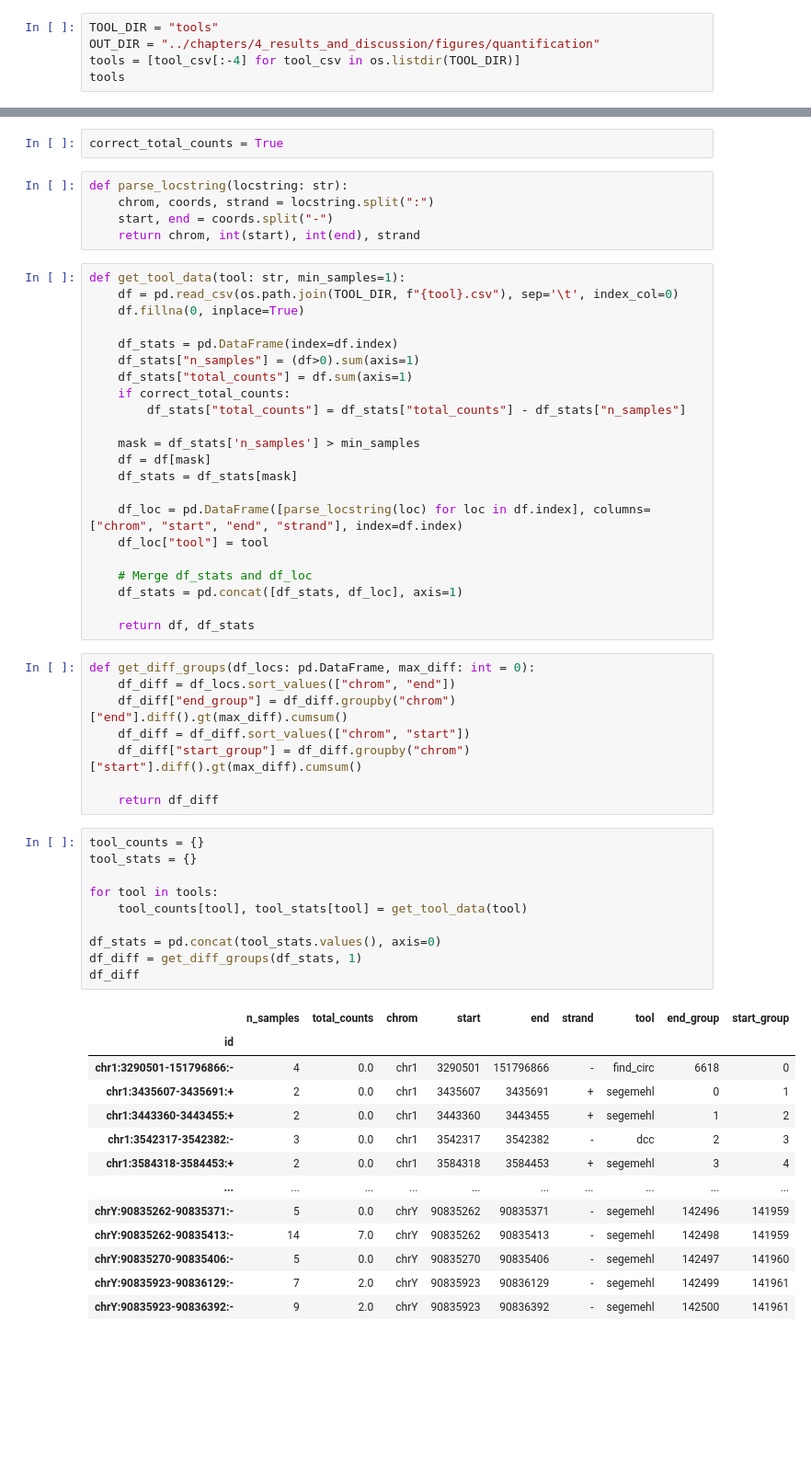
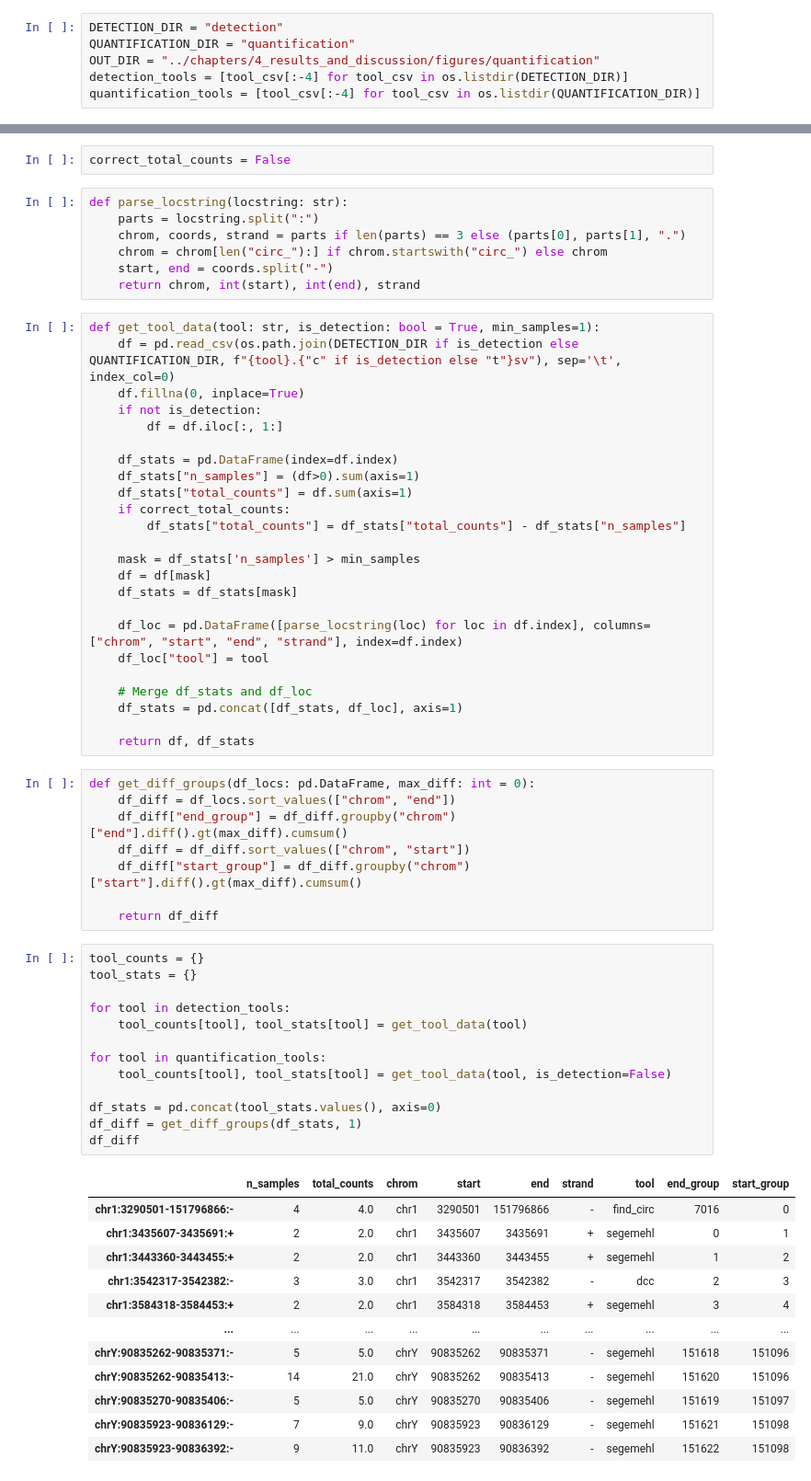
Before and after one commit to nictru/bsc-thesis, a Jupyter notebook: data/quantification.ipynb, the cells around one changed output, grey strips where cells are left out. Shown at 92% size. Saved outputs shown, nothing was run; the diff lists cells and outputs as text; blank space fills up the shorter version.

```diff
--- a/data/quantification.ipynb
+++ b/data/quantification.ipynb
@@ -5,7 +5,8 @@ import seaborn as sns
 import matplotlib.pyplot as plt
 import marsilea as ma
 # %%
-TOOL_DIR = "tools"
+DETECTION_DIR = "detection"
+QUANTIFICATION_DIR = "quantification"
 OUT_DIR = "../chapters/4_results_and_discussion/figures/quantification"
-tools = [tool_csv[:-4] for tool_csv in os.listdir(TOOL_DIR)]
-tools
+detection_tools = [tool_csv[:-4] for tool_csv in os.listdir(DETECTION_DIR)]
+quantification_tools = [tool_csv[:-4] for tool_csv in os.listdir(QUANTIFICATION_DIR)]
@@ -14,14 +13,18 @@ tools
 # %%
-correct_total_counts = True
+correct_total_counts = False
 # %%
 def parse_locstring(locstring: str):
-    chrom, coords, strand = locstring.split(":")
+    parts = locstring.split(":")
+    chrom, coords, strand = parts if len(parts) == 3 else (parts[0], parts[1], ".")
+    chrom = chrom[len("circ_"):] if chrom.startswith("circ_") else chrom
     start, end = coords.split("-")
     return chrom, int(start), int(end), strand
 # %%
-def get_tool_data(tool: str, min_samples=1):
-    df = pd.read_csv(os.path.join(TOOL_DIR, f"{tool}.csv"), sep='\t', index_col=0)
+def get_tool_data(tool: str, is_detection: bool = True, min_samples=1):
+    df = pd.read_csv(os.path.join(DETECTION_DIR if is_detection else QUANTIFICATION_DIR, f"{tool}.{"c" if is_detection else "t"}sv"), sep='\t', index_col=0)
     df.fillna(0, inplace=True)
+    if not is_detection:
+        df = df.iloc[:, 1:]
 
     df_stats = pd.DataFrame(index=df.index)
     df_stats["n_samples"] = (df>0).sum(axis=1)
@@ -51,24 +54,26 @@ def get_diff_groups(df_locs: pd.DataFrame, max_diff: int = 0):
 # %%
 tool_counts = {}
 tool_stats = {}
 
-for tool in tools:
+for tool in detection_tools:
     tool_counts[tool], tool_stats[tool] = get_tool_data(tool)
+
+for tool in quantification_tools:
+    tool_counts[tool], tool_stats[tool] = get_tool_data(tool, is_detection=False)
 
 df_stats = pd.concat(tool_stats.values(), axis=0)
 df_diff = get_diff_groups(df_stats, 1)
 df_diff
 # %% [output]
 |  | n_samples | total_counts | chrom | start | end | strand | tool | end_group | start_group |
-| id |  |  |  |  |  |  |  |  |  |
-| chr1:3290501-151796866:- | 4 | 0.0 | chr1 | 3290501 | 151796866 | - | find_circ | 6618 | 0 |
-| chr1:3435607-3435691:+ | 2 | 0.0 | chr1 | 3435607 | 3435691 | + | segemehl | 0 | 1 |
-| chr1:3443360-3443455:+ | 2 | 0.0 | chr1 | 3443360 | 3443455 | + | segemehl | 1 | 2 |
-| chr1:3542317-3542382:- | 3 | 0.0 | chr1 | 3542317 | 3542382 | - | dcc | 2 | 3 |
-| chr1:3584318-3584453:+ | 2 | 0.0 | chr1 | 3584318 | 3584453 | + | segemehl | 3 | 4 |
+| chr1:3290501-151796866:- | 4 | 4.0 | chr1 | 3290501 | 151796866 | - | find_circ | 7016 | 0 |
+| chr1:3435607-3435691:+ | 2 | 2.0 | chr1 | 3435607 | 3435691 | + | segemehl | 0 | 1 |
+| chr1:3443360-3443455:+ | 2 | 2.0 | chr1 | 3443360 | 3443455 | + | segemehl | 1 | 2 |
+| chr1:3542317-3542382:- | 3 | 3.0 | chr1 | 3542317 | 3542382 | - | dcc | 2 | 3 |
+| chr1:3584318-3584453:+ | 2 | 2.0 | chr1 | 3584318 | 3584453 | + | segemehl | 3 | 4 |
 | ... | ... | ... | ... | ... | ... | ... | ... | ... | ... |
-| chrY:90835262-90835371:- | 5 | 0.0 | chrY | 90835262 | 90835371 | - | segemehl | 142496 | 141959 |
-| chrY:90835262-90835413:- | 14 | 7.0 | chrY | 90835262 | 90835413 | - | segemehl | 142498 | 141959 |
-| chrY:90835270-90835406:- | 5 | 0.0 | chrY | 90835270 | 90835406 | - | segemehl | 142497 | 141960 |
-| chrY:90835923-90836129:- | 7 | 2.0 | chrY | 90835923 | 90836129 | - | segemehl | 142499 | 141961 |
-| chrY:90835923-90836392:- | 9 | 2.0 | chrY | 90835923 | 90836392 | - | segemehl | 142500 | 141961 |
+| chrY:90835262-90835371:- | 5 | 5.0 | chrY | 90835262 | 90835371 | - | segemehl | 151618 | 151096 |
+| chrY:90835262-90835413:- | 14 | 21.0 | chrY | 90835262 | 90835413 | - | segemehl | 151620 | 151096 |
+| chrY:90835270-90835406:- | 5 | 5.0 | chrY | 90835270 | 90835406 | - | segemehl | 151619 | 151097 |
+| chrY:90835923-90836129:- | 7 | 9.0 | chrY | 90835923 | 90836129 | - | segemehl | 151621 | 151098 |
+| chrY:90835923-90836392:- | 9 | 11.0 | chrY | 90835923 | 90836392 | - | segemehl | 151622 | 151098 |
```
Also changed, not shown: parts of 5 cells of this notebook, 34 other files.
